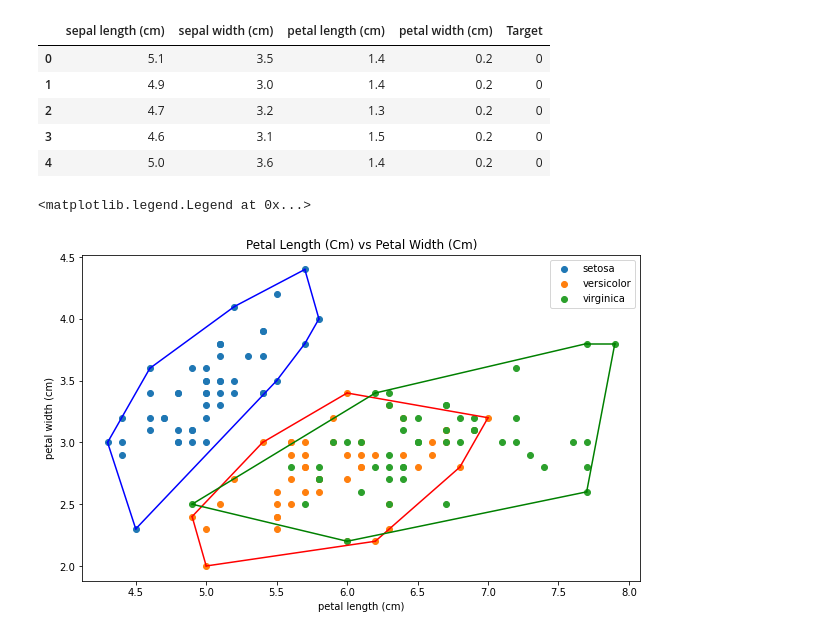
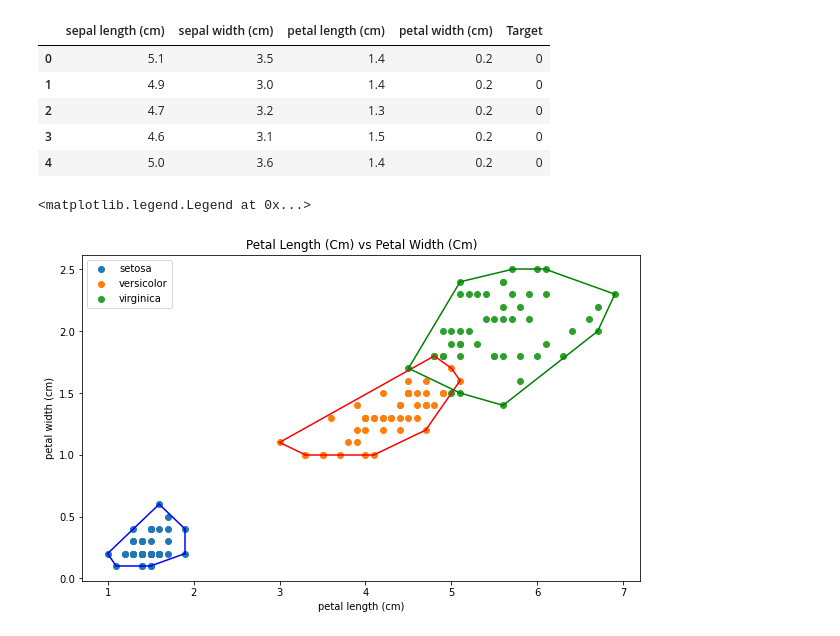
Before and after one commit to FelineJTD/ConvexHull-Library, a Jupyter notebook: main.ipynb, the cells around one changed output. Drawn from its saved outputs; the diff is of its cells as text; code cells hidden in the pictures.

```diff
--- a/main.ipynb
+++ b/main.ipynb
@@ -21,23 +21,23 @@ df.head()
 | 3 | 4.6 | 3.1 | 1.5 | 0.2 | 0 |
 | 4 | 5.0 | 3.6 | 1.4 | 0.2 | 0 |
 # %%
-import matplotlib.pyplot as plt
-
+x = 2
+y = 3
 
 plt.figure(figsize = (10, 6))
 colors = ['b','r','g']
-plt.title(f'{data.feature_names[0].title()} vs {data.feature_names[1].title()}')
-plt.xlabel(data.feature_names[0])
-plt.ylabel(data.feature_names[1])
+plt.title(f'{data.feature_names[x].title()} vs {data.feature_names[y].title()}')
+plt.xlabel(data.feature_names[x])
+plt.ylabel(data.feature_names[y])
 for i in range(len(data.target_names)):
   bucket = df[df['Target'] == i]
-  bucket = bucket.iloc[:,[0,1]].values
+  bucket = bucket.iloc[:,[x,y]].values
   hull = convexHull(bucket) #hasil implementasi convexHull
   #ConvexHull Divide & Conquer
   plt.scatter(bucket[:, 0], bucket[:, 1], label=data.target_names[i])
-  for x in range (len(hull)-1):
-    plt.plot(bucket[[hull[x], hull[x+1]], 0], bucket[[hull[x], hull[x+1]], 1], colors[i])
+  for j in range (len(hull)-1):
+    plt.plot(bucket[[hull[j], hull[j+1]], 0], bucket[[hull[j], hull[j+1]], 1], colors[i])
 plt.legend()
 # %% [output]
 <matplotlib.legend.Legend at 0x...>
-[figure, old version]
+[figure, new version]
```
Also changed, not shown: 4 other files.
